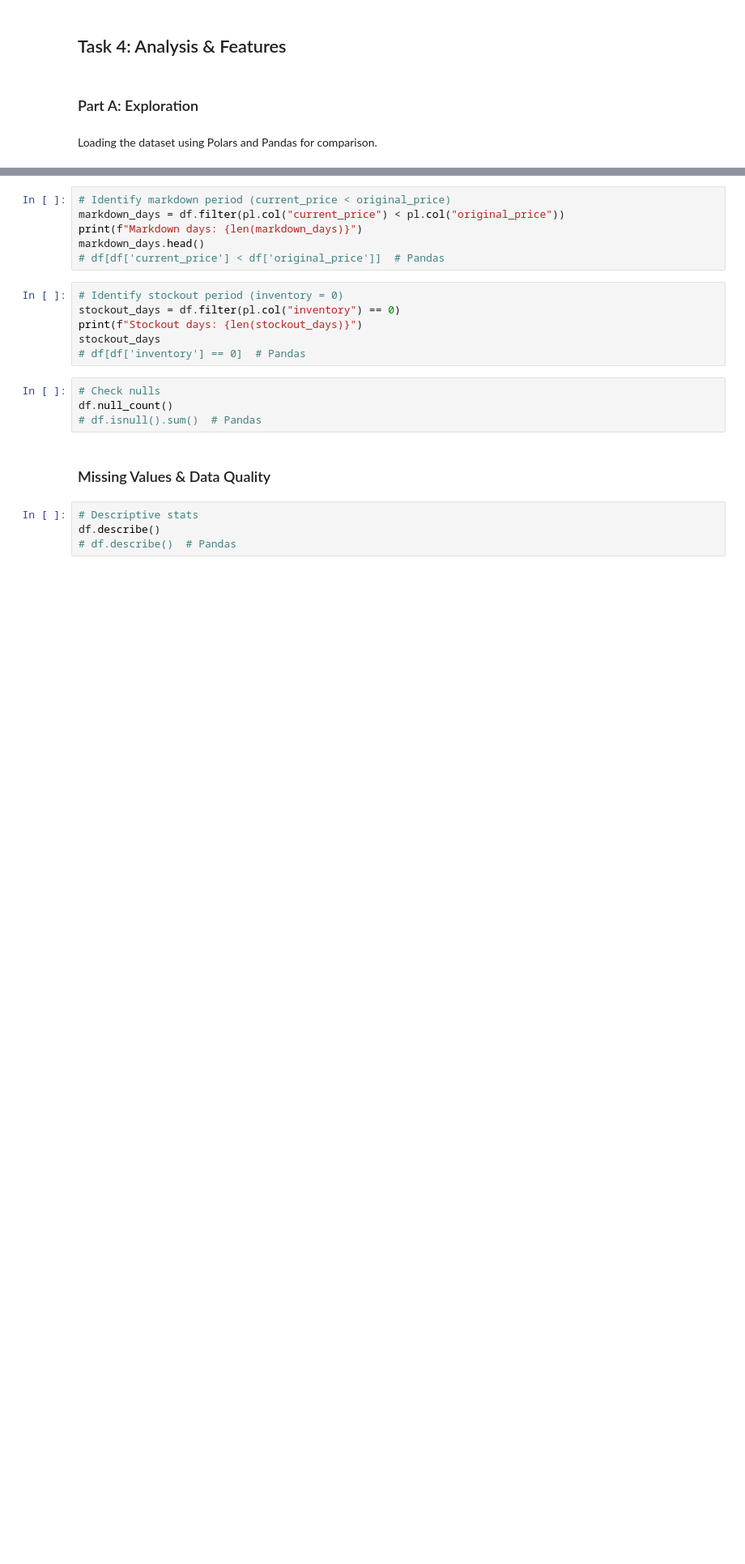
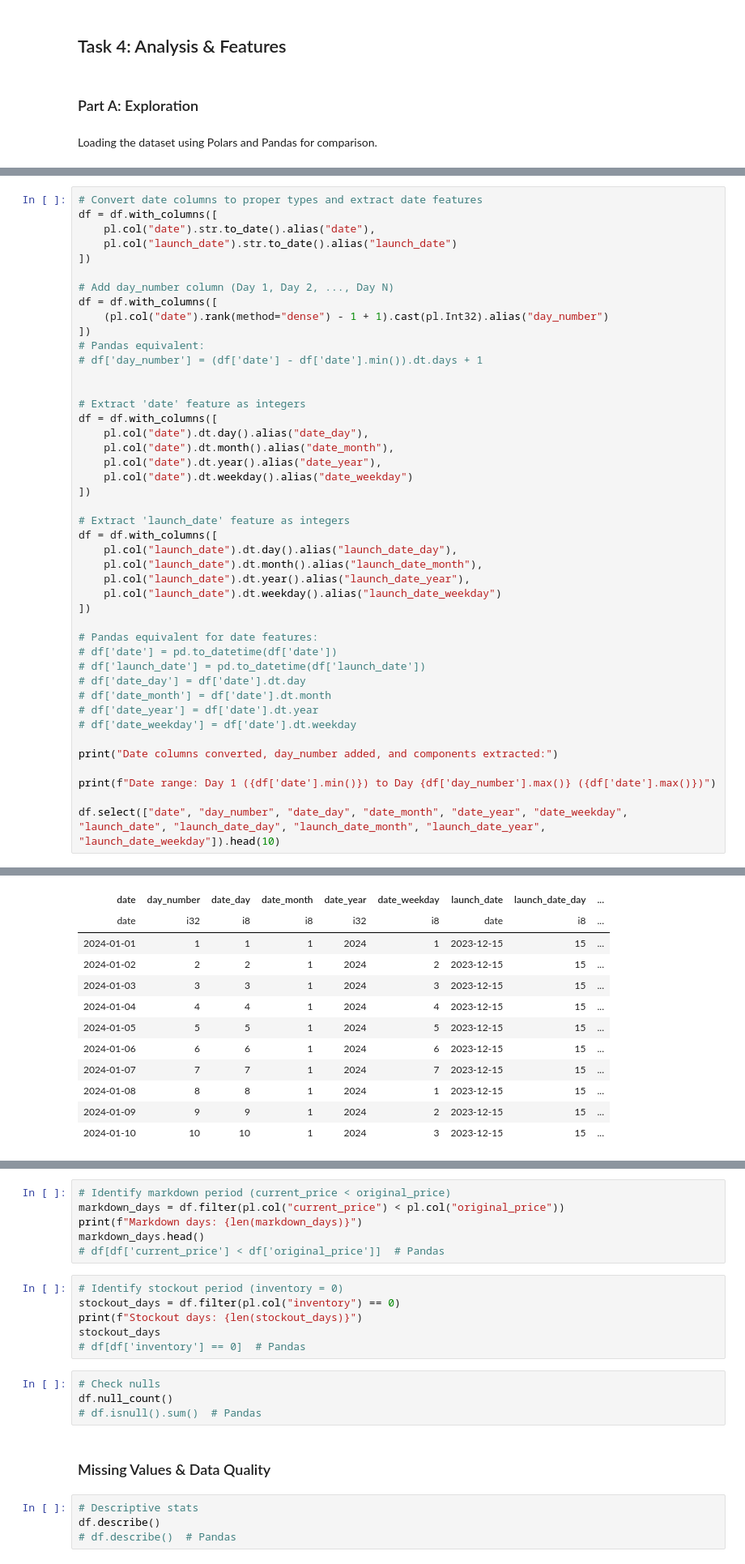
Before and after one commit to dany-stefan/jesta_workspace, a Jupyter notebook: dany_stefan_ml_assessment/tmp_answers_part2.ipynb, the cells around one changed output, grey strips where cells are left out. Shown at 81% size. Saved outputs shown, nothing was run; the diff lists cells and outputs as text; blank space fills up the shorter version.

```diff
--- a/dany_stefan_ml_assessment/tmp_answers_part2.ipynb
+++ b/dany_stefan_ml_assessment/tmp_answers_part2.ipynb
@@ -56,0 +75,45 @@ df.head()
+# %%
+# Convert date columns to proper types and extract date features
+df = df.with_columns([
+    pl.col("date").str.to_date().alias("date"),
+    pl.col("launch_date").str.to_date().alias("launch_date")
+])
+
+# Add day_number column (Day 1, Day 2, ..., Day N)
+df = df.with_columns([
+    (pl.col("date").rank(method="dense") - 1 + 1).cast(pl.Int32).alias("day_number")
+])
+# Pandas equivalent:
+# df['day_number'] = (df['date'] - df['date'].min()).dt.days + 1
+
+
+# Extract 'date' feature as integers
+df = df.with_columns([
+    pl.col("date").dt.day().alias("date_day"),
+    pl.col("date").dt.month().alias("date_month"),
+    pl.col("date").dt.year().alias("date_year"),
+    pl.col("date").dt.weekday().alias("date_weekday")
+])
+
+# Extract 'launch_date' feature as integers
+df = df.with_columns([
+    pl.col("launch_date").dt.day().alias("launch_date_day"),
+    pl.col("launch_date").dt.month().alias("launch_date_month"),
+    pl.col("launch_date").dt.year().alias("launch_date_year"),
+    pl.col("launch_date").dt.weekday().alias("launch_date_weekday")
+])
+
+# Pandas equivalent for date features:
+# df['date'] = pd.to_datetime(df['date'])
+# df['launch_date'] = pd.to_datetime(df['launch_date'])
+# df['date_day'] = df['date'].dt.day
+# df['date_month'] = df['date'].dt.month
+# df['date_year'] = df['date'].dt.year
+# df['date_weekday'] = df['date'].dt.weekday
+
+print("Date columns converted, day_number added, and components extracted:")
+
+print(f"Date range: Day 1 ({df['date'].min()}) to Day {df['day_number'].max()} ({df['date'].max()})")
+
+df.select(["date", "day_number", "date_day", "date_month", "date_year", "date_weekday", "launch_date", "launch_date_day", "launch_date_month", "launch_date_year", "launch_date_weekday"]).head(10)
+# %% [output]
@@ -56,0 +123,12 @@ df.head()
+| date | day_number | date_day | date_month | date_year | date_weekday | launch_date | launch_date_day | ... |
+| date | i32 | i8 | i8 | i32 | i8 | date | i8 | ... |
+| 2024-01-01 | 1 | 1 | 1 | 2024 | 1 | 2023-12-15 | 15 | ... |
+| 2024-01-02 | 2 | 2 | 1 | 2024 | 2 | 2023-12-15 | 15 | ... |
+| 2024-01-03 | 3 | 3 | 1 | 2024 | 3 | 2023-12-15 | 15 | ... |
+| 2024-01-04 | 4 | 4 | 1 | 2024 | 4 | 2023-12-15 | 15 | ... |
+| 2024-01-05 | 5 | 5 | 1 | 2024 | 5 | 2023-12-15 | 15 | ... |
+| 2024-01-06 | 6 | 6 | 1 | 2024 | 6 | 2023-12-15 | 15 | ... |
+| 2024-01-07 | 7 | 7 | 1 | 2024 | 7 | 2023-12-15 | 15 | ... |
+| 2024-01-08 | 8 | 8 | 1 | 2024 | 1 | 2023-12-15 | 15 | ... |
+| 2024-01-09 | 9 | 9 | 1 | 2024 | 2 | 2023-12-15 | 15 | ... |
+| 2024-01-10 | 10 | 10 | 1 | 2024 | 3 | 2023-12-15 | 15 | ... |
```
Also changed, not shown: parts of 8 cells of this notebook.
